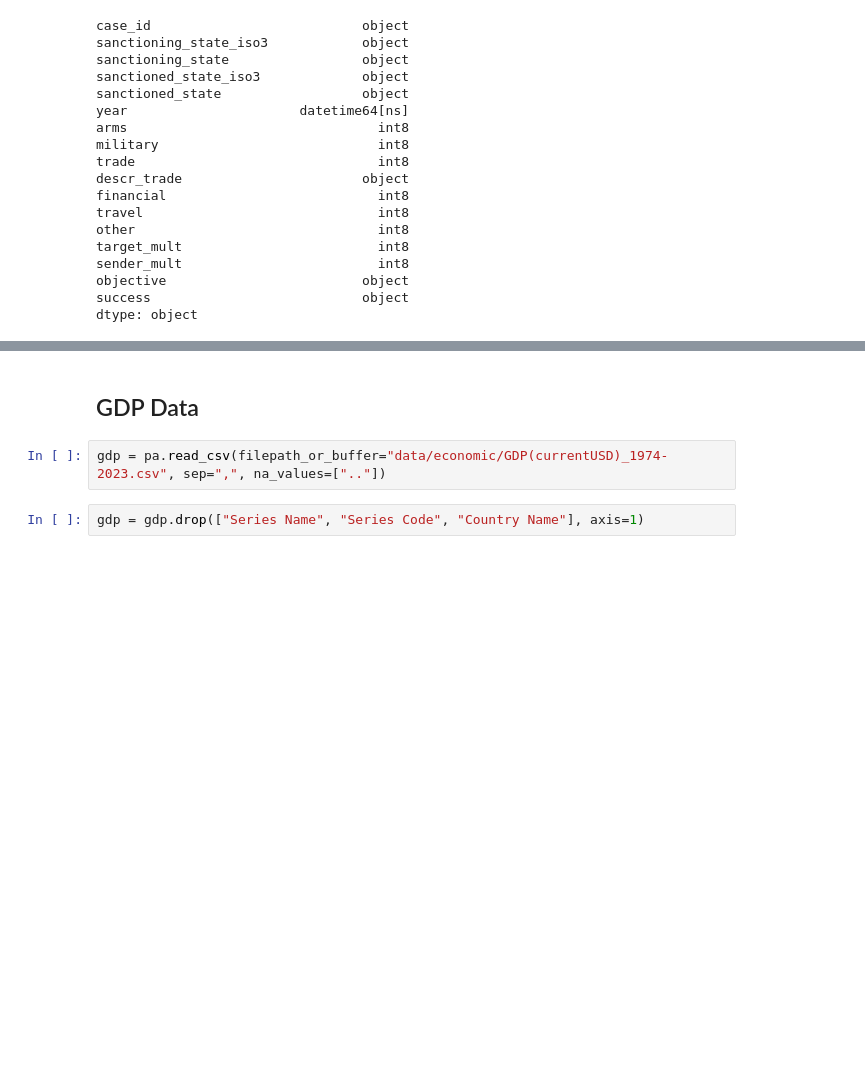
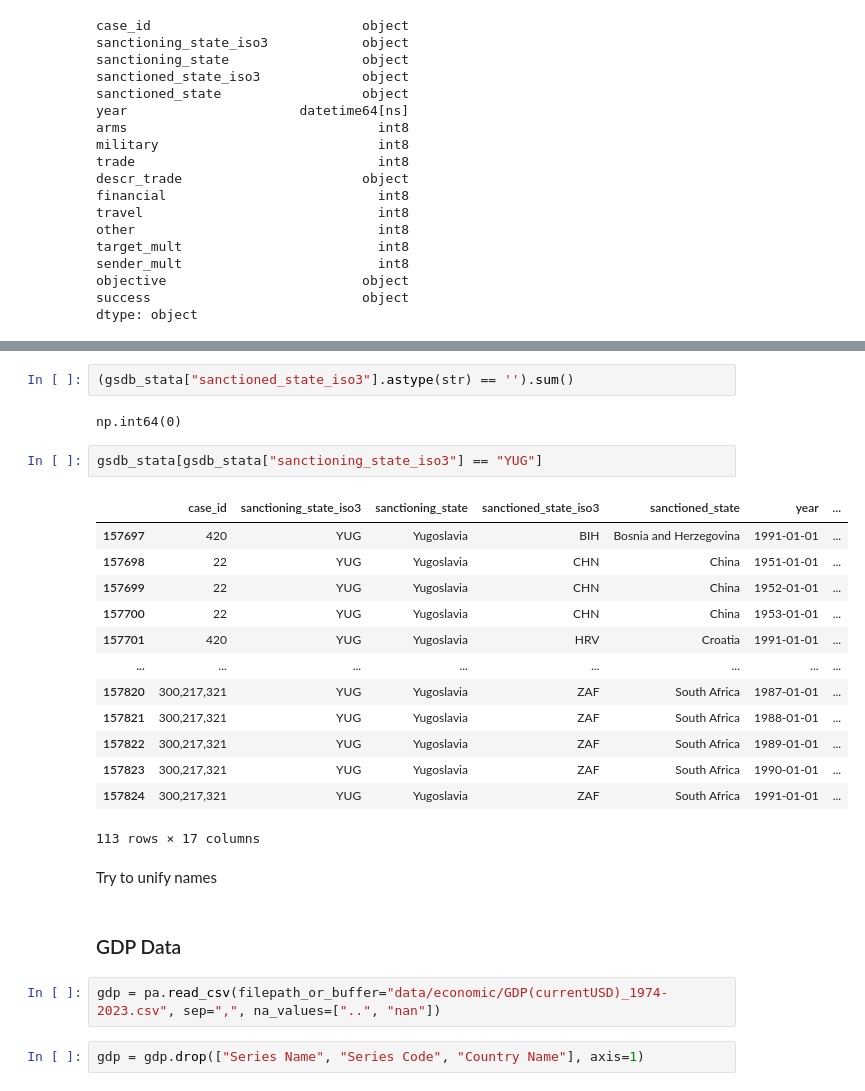
Before and after one commit to Freyness-gd/trade_under_pressure_thesis, a Jupyter notebook: main.ipynb, the cells around one changed output, grey strips where cells are left out. Drawn from its saved outputs; the diff is of its cells as text; blank space fills up the shorter version.

```diff
--- a/main.ipynb
+++ b/main.ipynb
@@ -304,7 +363,29 @@ dtype: object
+# %%
+(gsdb_stata["sanctioned_state_iso3"].astype(str) == '').sum()
+# %% [output]
+np.int64(0)
+# %%
+gsdb_stata[gsdb_stata["sanctioning_state_iso3"] == "YUG"]
+# %% [output]
+|  | case_id | sanctioning_state_iso3 | sanctioning_state | sanctioned_state_iso3 | sanctioned_state | year | ... |
+| 157697 | 420 | YUG | Yugoslavia | BIH | Bosnia and Herzegovina | 1991-01-01 | ... |
+| 157698 | 22 | YUG | Yugoslavia | CHN | China | 1951-01-01 | ... |
+| 157699 | 22 | YUG | Yugoslavia | CHN | China | 1952-01-01 | ... |
+| 157700 | 22 | YUG | Yugoslavia | CHN | China | 1953-01-01 | ... |
+| 157701 | 420 | YUG | Yugoslavia | HRV | Croatia | 1991-01-01 | ... |
+| ... | ... | ... | ... | ... | ... | ... | ... |
+| 157820 | 300,217,321 | YUG | Yugoslavia | ZAF | South Africa | 1987-01-01 | ... |
+| 157821 | 300,217,321 | YUG | Yugoslavia | ZAF | South Africa | 1988-01-01 | ... |
+| 157822 | 300,217,321 | YUG | Yugoslavia | ZAF | South Africa | 1989-01-01 | ... |
+| 157823 | 300,217,321 | YUG | Yugoslavia | ZAF | South Africa | 1990-01-01 | ... |
+| 157824 | 300,217,321 | YUG | Yugoslavia | ZAF | South Africa | 1991-01-01 | ... |
+113 rows × 17 columns
+# %% [markdown]
+Try to unify names
 # %% [markdown]
-## GDP Data
+### GDP Data
 # %%
-gdp = pa.read_csv(filepath_or_buffer="data/economic/GDP(currentUSD)_1974-2023.csv", sep=",", na_values=[".."])
+gdp = pa.read_csv(filepath_or_buffer="data/economic/GDP(currentUSD)_1974-2023.csv", sep=",", na_values=["..", "nan"])
 # %%
 gdp = gdp.drop(["Series Name", "Series Code", "Country Name"], axis=1)
 # %%
```
Also changed, not shown: parts of 56 cells of this notebook, 2 other files.
